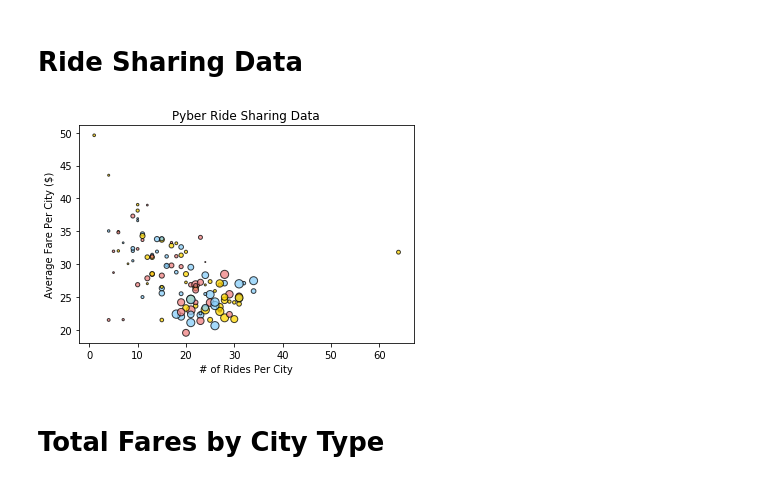
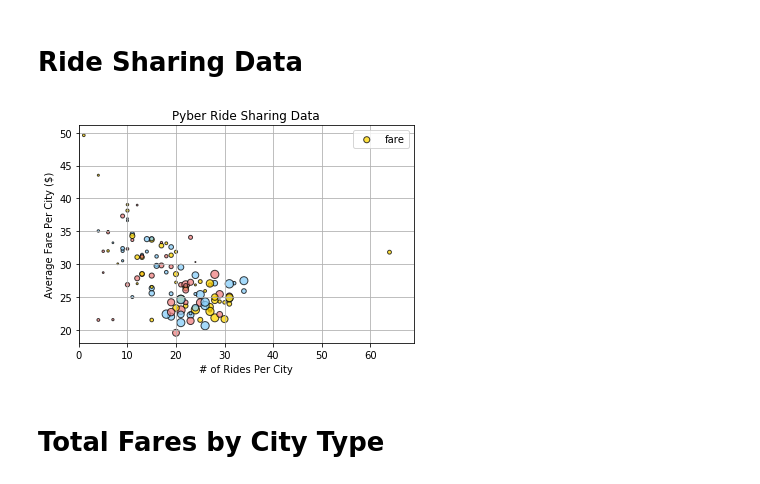
Before and after one commit to spencerrand/Ride-Sharing-Analysis, a Jupyter notebook: main.ipynb, the cells around one changed output. Cells and saved outputs as stored; diff of their text form; code cells hidden in the pictures.

```diff
--- a/main.ipynb
+++ b/main.ipynb
@@ -106,34 +106,42 @@ dtype: int64
 # This section displays a bubble chart showing the average fare per city, total number of rides per city,
 # total number of drivers per city and city type
 
 # Group the combined dataframe by city
 city_group = combined_df.groupby("city")
 
 # Calculate the average fare by city
 fare_avg_by_city = city_group["fare"].mean()
 
 # Calculate the total number of rides by city
 total_rides_by_city = city_group["ride_id"].count()
 
 # Get the driver count by city
 driver_count_by_city = city_group["driver_count"].first()
 
 # Set color scheme for all charts
 pyber_colors = ["gold", "lightskyblue","lightcoral"]
 
 # Create bubble plot
 plt.scatter(total_rides_by_city, fare_avg_by_city, marker="o", facecolors=pyber_colors, edgecolors="black",
             s=driver_count_by_city, alpha=0.75)
 
 # Create a title, x label, and y label for our chart
 plt.title("Pyber Ride Sharing Data")
 plt.xlabel("# of Rides Per City")
 plt.ylabel("Average Fare Per City ($)")
 
+#
+plt.grid()
+plt.legend(loc='best')
+
+# Set your x and y limits
+plt.xlim(0, total_rides_by_city.max()+5)
+#plt.ylim(0, fare_avg_by_city.max())
+
 # Display pie chart
 plt.show()
 # %% [output]
-[figure, old version]
+[figure, new version]
 # %% [markdown]
 <h1>Total Fares by City Type</h1>
 # %%
```
